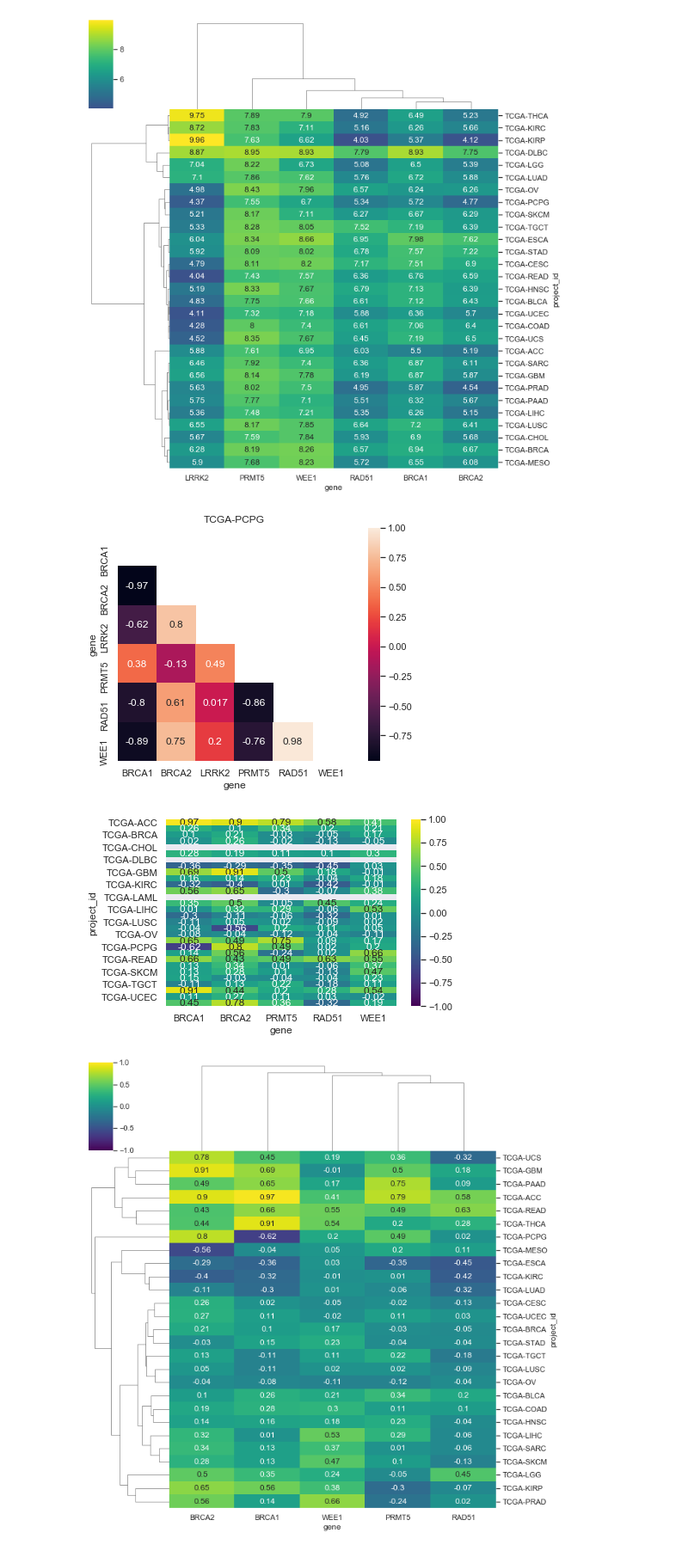
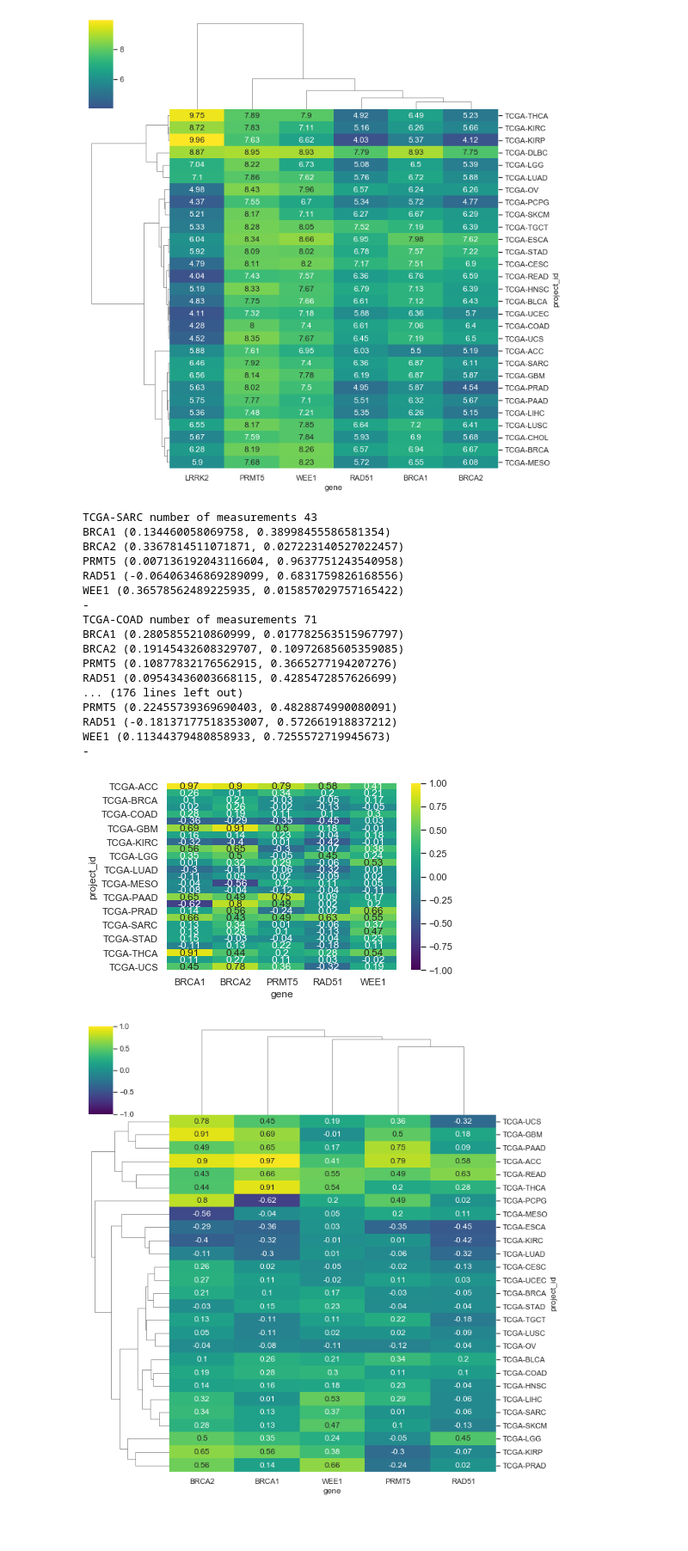
Before and after one commit to aretasg/gene-correlation-analysis, a Jupyter notebook: correlation_nb.ipynb, the cells around one changed output. Shown at 86% size. Saved outputs shown, nothing was run; the diff lists cells and outputs as text; code cells hidden in the pictures; blank space fills up the shorter version.

```diff
--- a/correlation_nb.ipynb
+++ b/correlation_nb.ipynb
@@ -10,7 +10,7 @@ engs_gene_df.columns = ['gene', 'id']
 # reading TCGA files
 df = pd.DataFrame()
 source_filename = 'gdc_download_20200211_235941.906086'
-for root, dirs, files in os.walk(source_filename, topdown = False):
+for root, dirs, files in os.walk(source_filename, topdown=True):
 
     gz_file = [i for i in files if i.endswith('.gz')]
     if not gz_file:
@@ -95,29 +104,57 @@ for project in set(df['project_id']):
     mask = pd.np.triu(pd.np.ones_like(corr_df, dtype=pd.np.bool))
     with sns.axes_style("white"):
         f, ax = plt.subplots(figsize=(7, 5))
-        ax = sns.heatmap(corr_df, mask=mask, square=True, annot=True).set_title(project)
-
+        ax = sns.heatmap(corr_df, mask=mask, square=True, annot=True, vmin=-1, vmax=1).set_title(project)
     break
-# %% [output]
-[figure, removed]
 # %%
+from scipy.stats import pearsonr, spearmanr
+
 # show just genes correlations with LRRK2 in a heatmap
 final_df = pd.DataFrame()
 for project in set(df['project_id']):
     temp_df = df1.loc[df1['project_id'] == project]
+
+    if len(temp_df['LRRK2']) <= 1:
+        print('Project', project, 'does not have enough samples.')
+        continue
+    # show correlation score, p value and scatter plot
+    print(project, 'number of measurements', len(temp_df['LRRK2']))
+    for i in ['BRCA1', 'BRCA2', 'PRMT5', 'RAD51', 'WEE1']:
+        print(i, pearsonr(temp_df['LRRK2'], temp_df[i]))
+        # temp_df.plot(x='LRRK2', y=i, style='o')
+    print('-')
+
     corr_df = temp_df.corr(method='pearson')
     corr_df['project_id'] = project
     corr_df.reset_index(inplace=True)
     corr_df = corr_df[['LRRK2', 'project_id', 'gene']]
     final_df = pd.concat([final_df, corr_df])
 
+# creaes a heatmap
 final_df['LRRK2'] = final_df['LRRK2'].apply(lambda x: round(x, 2))
 piv_df = final_df.pivot(index='project_id', columns='gene', values='LRRK2')
 piv_df.drop(['LRRK2'], axis=1, inplace=True)
 sns.heatmap(piv_df, vmin=-1, vmax=1, annot=True, fmt="g", cmap='viridis')
 plt.show()
 # %% [output]
+TCGA-SARC number of measurements 43
+BRCA1 (0.134460058069758, 0.38998455586581354)
+BRCA2 (0.3367814511071871, 0.027223140527022457)
+PRMT5 (0.007136192043116604, 0.9637751243540958)
+RAD51 (-0.06406346869289099, 0.6831759826168556)
+WEE1 (0.36578562489225935, 0.015857029757165422)
+-
+TCGA-COAD number of measurements 71
+BRCA1 (0.2805855210860999, 0.017782563515967797)
+BRCA2 (0.19145432608329707, 0.10972685605359085)
+PRMT5 (0.10877832176562915, 0.3665277194207276)
+RAD51 (0.09543436003668115, 0.4285472857626699)
+... (176 lines left out)
+PRMT5 (0.22455739369690403, 0.4828874990080091)
+RAD51 (-0.18137177518353007, 0.572661918837212)
+WEE1 (0.11344379480858933, 0.7255572719945673)
+-
-[figure, old version]
+[figure, new version]
 # %%
 # cluster map for corrolation of genes with LRRK2 for every project in Primary Tumor sample type
 piv_df.dropna(axis=0, inplace=True)
```
Also changed, not shown: parts of 1 cell of this notebook, 1 other file.
